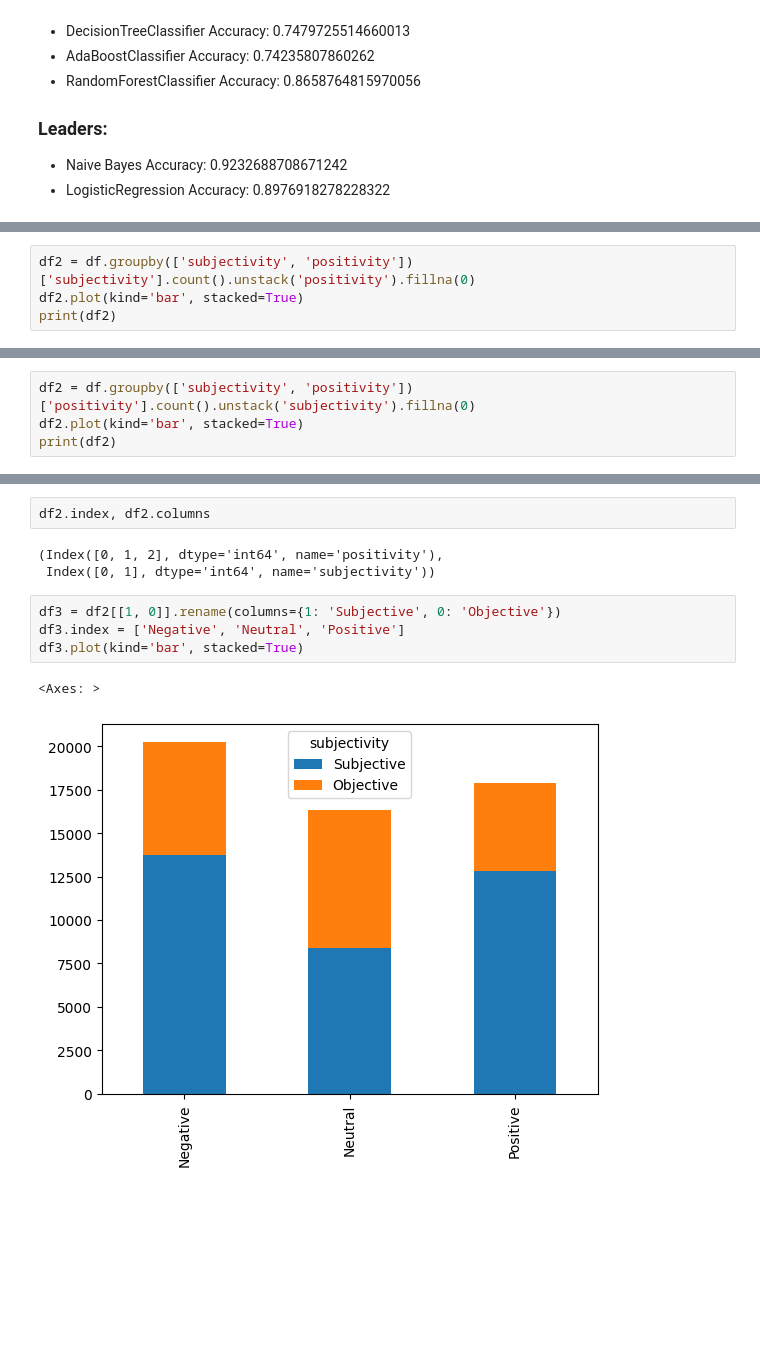
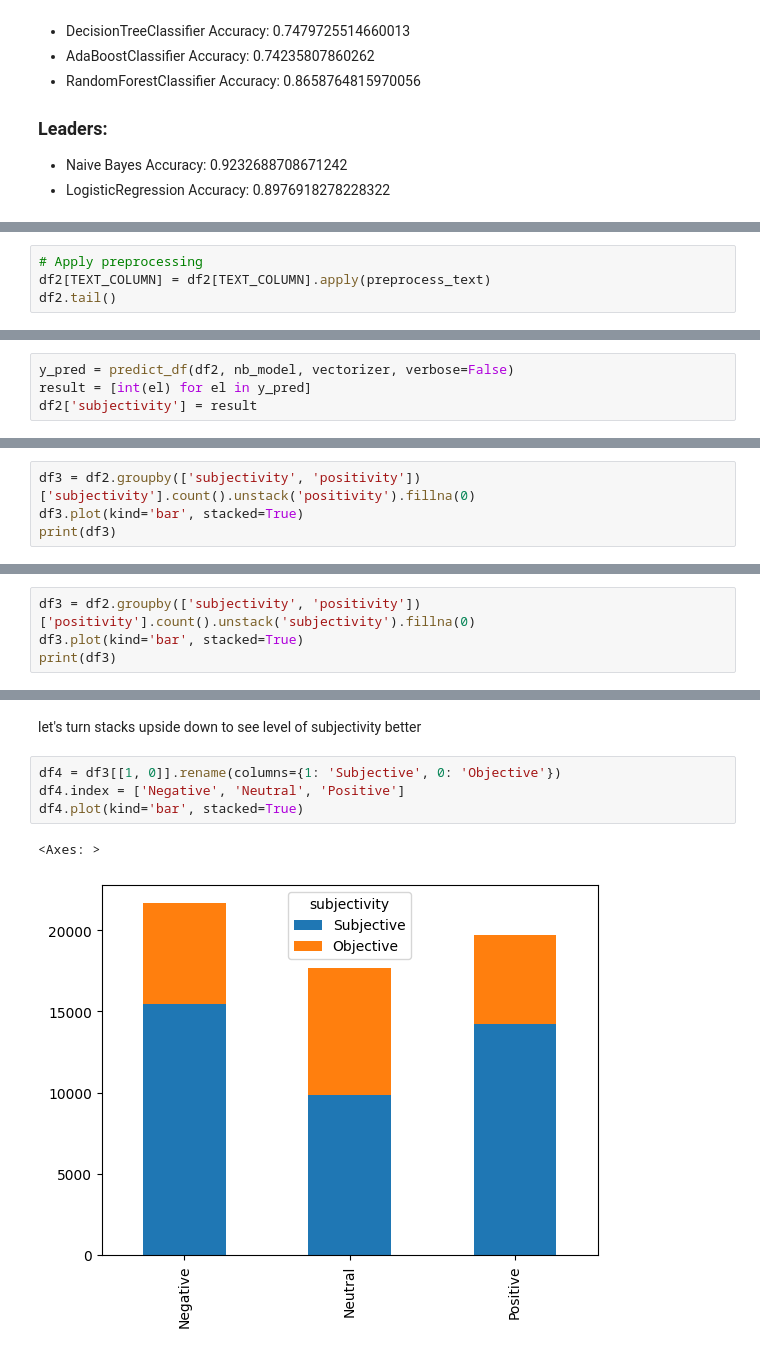
Before and after one commit to dmytrovoytko/ml-sentiment-analysis-lstm, a Jupyter notebook: sentiment_analysis_subjectivity_positivity.ipynb, the cells around one changed output, grey strips where cells are left out. Saved outputs shown, nothing was run; the diff lists cells and outputs as text; blank space fills up the shorter version.

```diff
--- a/sentiment_analysis_subjectivity_positivity.ipynb
+++ b/sentiment_analysis_subjectivity_positivity.ipynb
@@ -884,0 +913,4 @@ Name: count, dtype: int64
+# %%
+# Apply preprocessing
+df2[TEXT_COLUMN] = df2[TEXT_COLUMN].apply(preprocess_text)
+df2.tail()
@@ -884,0 +949,4 @@ Name: count, dtype: int64
+# %%
+y_pred = predict_df(df2, nb_model, vectorizer, verbose=False)
+result = [int(el) for el in y_pred]
+df2['subjectivity'] = result
@@ -893,7 +976,7 @@ subjectivity    1.000000
 # %%
-df2 = df.groupby(['subjectivity', 'positivity'])['subjectivity'].count().unstack('positivity').fillna(0)
-df2.plot(kind='bar', stacked=True)
-print(df2)
+df3 = df2.groupby(['subjectivity', 'positivity'])['subjectivity'].count().unstack('positivity').fillna(0)
+df3.plot(kind='bar', stacked=True)
+print(df3)
 # %% [output]
 positivity        0     1      2
 subjectivity
@@ -903,7 +991,7 @@ subjectivity
 # %%
-df2 = df.groupby(['subjectivity', 'positivity'])['positivity'].count().unstack('subjectivity').fillna(0)
-df2.plot(kind='bar', stacked=True)
-print(df2)
+df3 = df2.groupby(['subjectivity', 'positivity'])['positivity'].count().unstack('subjectivity').fillna(0)
+df3.plot(kind='bar', stacked=True)
+print(df3)
 # %% [output]
 subjectivity     0      1
 positivity
@@ -914,12 +1002,9 @@ positivity
-# %%
-df2.index, df2.columns
-# %% [output]
-(Index([0, 1, 2], dtype='int64', name='positivity'),
- Index([0, 1], dtype='int64', name='subjectivity'))
+# %% [markdown]
+let's turn stacks upside down to see level of subjectivity better
 # %%
-df3 = df2[[1, 0]].rename(columns={1: 'Subjective', 0: 'Objective'})
-df3.index = ['Negative', 'Neutral', 'Positive']
-df3.plot(kind='bar', stacked=True)
+df4 = df3[[1, 0]].rename(columns={1: 'Subjective', 0: 'Objective'})
+df4.index = ['Negative', 'Neutral', 'Positive']
+df4.plot(kind='bar', stacked=True)
 # %% [output]
 <Axes: >
-[figure, old version]
+[figure, new version]
```
Also changed, not shown: parts of 42 cells of this notebook.
